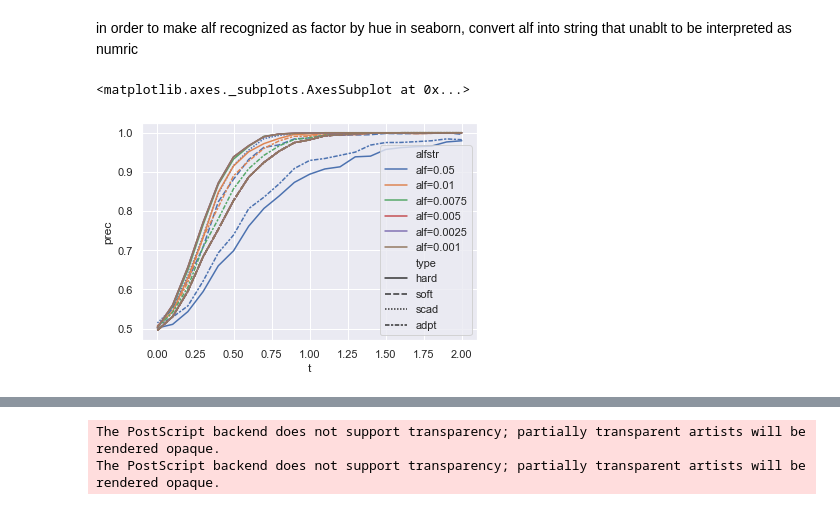
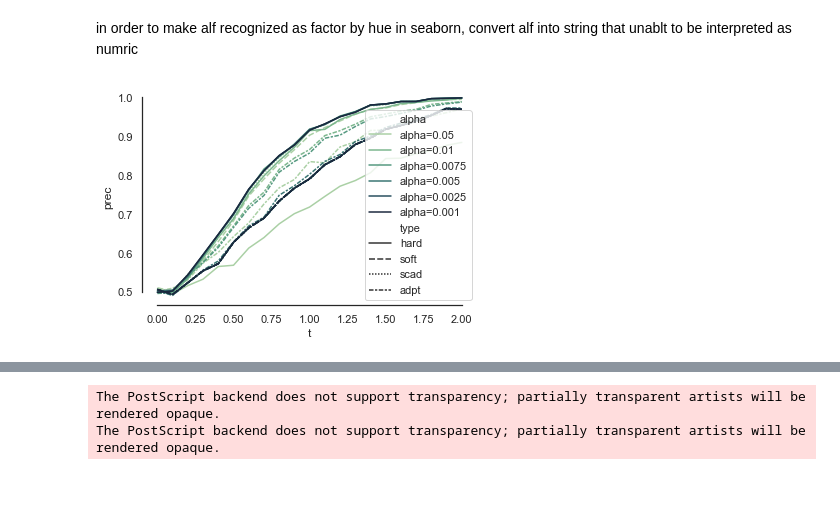
Before and after one commit to JasonZhang0619/LDAS, a Jupyter notebook: simulation_plot.ipynb, the cells around one changed output, grey strips where cells are left out. Saved outputs shown, nothing was run; the diff lists cells and outputs as text; code cells hidden in the pictures.

Commit message:
all balance simulation results

```diff
--- a/simulation_plot.ipynb
+++ b/simulation_plot.ipynb
@@ -3,7 +3,7 @@ import seaborn as sns
 import numpy as np
 import pandas as pd
 # %%
-data=pd.read_csv('simulation/simulation_tri_balance.csv')
+data=pd.read_csv('simulation/simulation_ran_balance.csv')
 # %%
 data.describe(include='all')
 # %% [output]
@@ -20,7 +20,8 @@ data.describe(include='all')
 | 75% | 1.0 | 1.000000e+00 | NaN | 1.000000e-02 | NaN | 1.500000e+00 | NaN |
 | max | 1.0 | 1.000000e+00 | NaN | 5.000000e-02 | NaN | 2.000000e+00 | NaN |
 # %%
-datas=data[data.method=='LDAS']
+#datas=data[data.method=='LDAS']
+datas=data.query("method=='LDAS'")
 # %%
 datas.head(10)
 # %% [output]
@@ -40,7 +41,7 @@ np.unique(datas.alf)
 # %% [output]
 array([0.001 , 0.0025, 0.005 , 0.0075, 0.01  , 0.05  ])
 # %%
-datas['alfstr']='alf='+datas.alf.astype('str')
+datas['alpha']='alpha='+datas.alf.astype('str')
 # %% [output]
 A value is trying to be set on a copy of a slice from a DataFrame.
 Try using .loc[row_indexer,col_indexer] = value instead
@@ -50,10 +51,11 @@ See the caveats in the documentation: http://pandas.pydata.org/pandas-docs/stabl
 # %% [markdown]
 in order to make alf recognized as factor by hue in seaborn, convert alf into string that unablt to be interpreted as numric
 # %%
-sns.set(style="darkgrid")
+sns.set(style="white")
 sns.lineplot(x="t", y="prec",
-             hue="alfstr", style="type",
+             hue="alpha",style='type',
+             palette="ch:r=-.5,l=.75",
              data=datas,ci=None)
+sns.despine(trim=True)
 # %% [output]
-<matplotlib.axes._subplots.AxesSubplot at 0x...>
-[figure, old version]
+[figure, new version]
```
Also changed, not shown: parts of 7 cells of this notebook, 3 other files.
